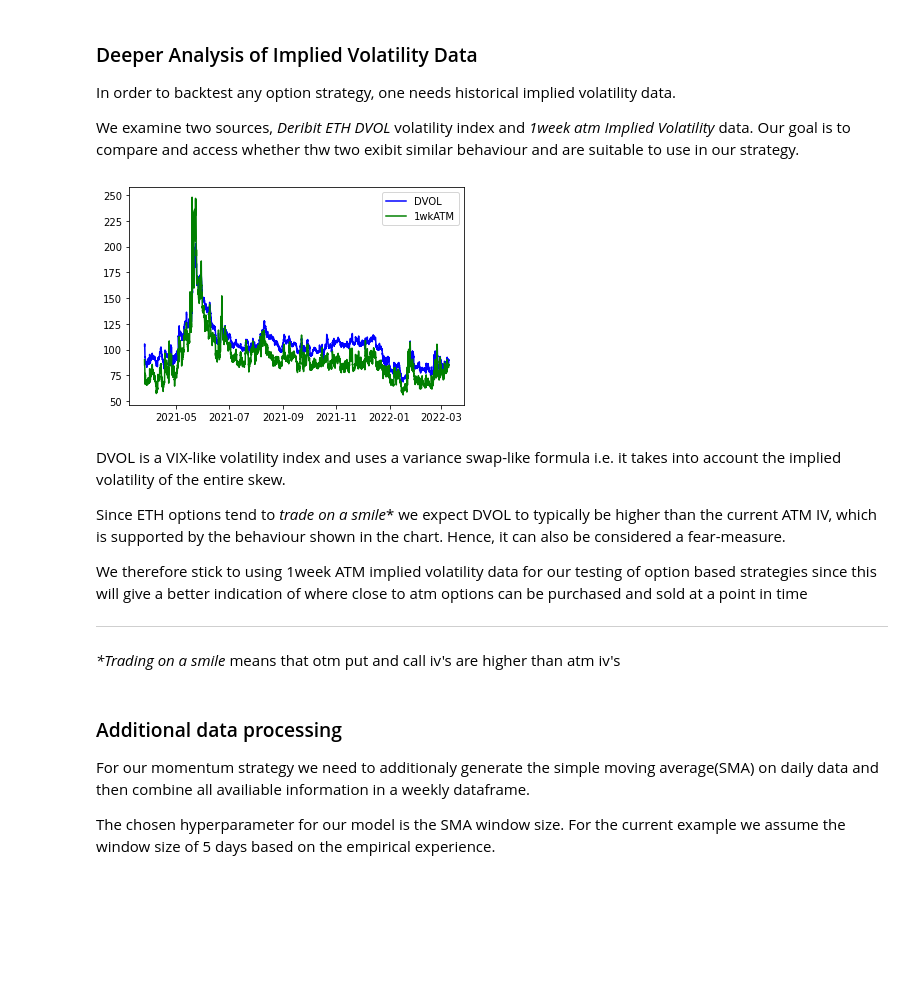
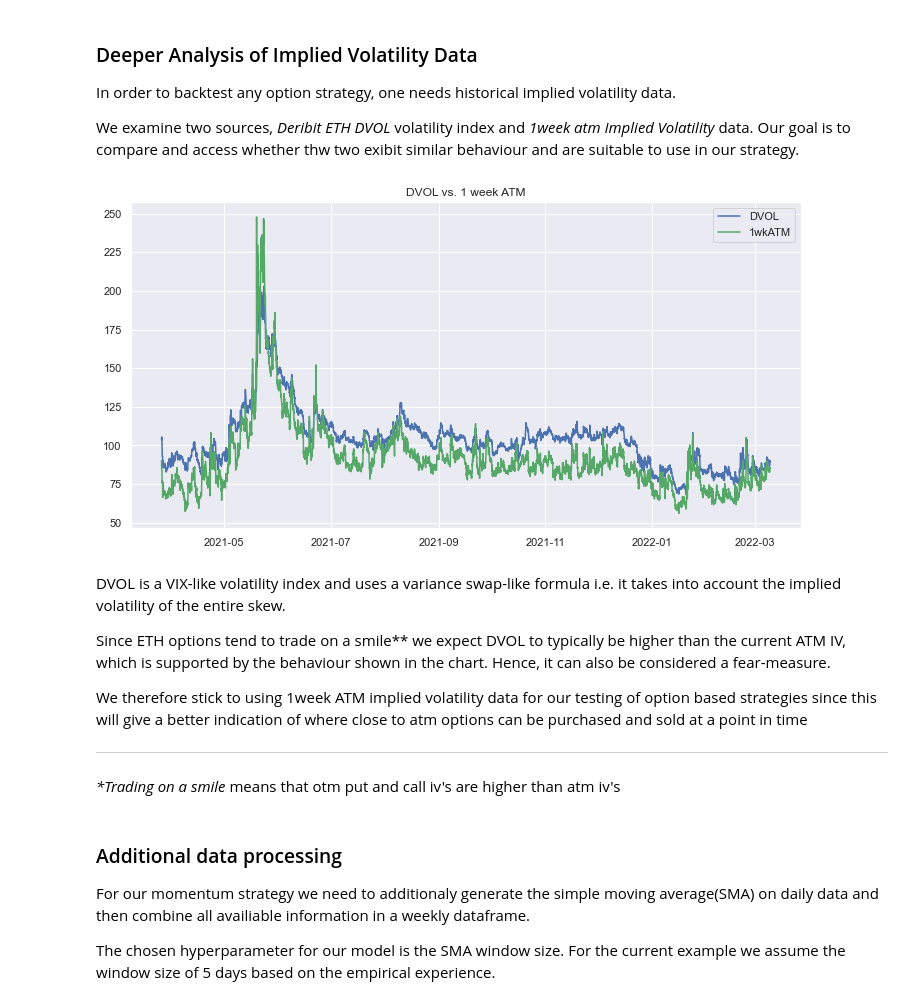
Before and after one commit to Brahma-fi/protected_moonshot_backtester, a Jupyter notebook: moonshots_vip001.ipynb, the cells around one changed output. Drawn from its saved outputs; the diff is of its cells as text; code cells hidden in the pictures; blank space fills up the shorter version.

```diff
--- a/moonshots_vip001.ipynb
+++ b/moonshots_vip001.ipynb
@@ -13,12 +13,14 @@ import time
 from datetime import datetime
 import numpy as np
 import pandas as pd
+import seaborn as sns
 import matplotlib.pyplot as plt
 from scipy.stats import norm
 
 import utils
 from option_utils import blackScholesPrice, runOptionBacktest
 from perp_utils import runPerpBacktest, checkPerpExit
+sns.set(palette='deep')
 # %% [markdown]
 ### Data
 # %% [markdown]
@@ -54,16 +56,19 @@ We examine two sources, _Deribit ETH DVOL_ volatility index and _1week atm Impli
 Our goal is to compare and access whether thw two exibit similar behaviour and are suitable to use in our strategy.
 # %%
 #Plot compare DVOL and 1weekATM implied volatilities
+plt.figure(figsize=(12,6))
+
 plt.plot(hourly_dvol.dvol_close,color='b')
 plt.plot(hourly_skew_data.close,color='g')
+plt.title('DVOL vs. 1 week ATM')
 plt.legend(['DVOL','1wkATM'])
 plt.show()
 # %% [output]
-[figure, old version]
+[figure, new version]
 # %% [markdown]
 DVOL is a VIX-like volatility index and uses a variance swap-like formula i.e. it takes into account the implied volatility of the entire skew.
 
-Since ETH options tend to *trade on a smile** we expect DVOL to typically be higher than the current ATM IV, which is supported by the behaviour shown in the chart. Hence, it can also be considered a fear-measure.
+Since ETH options tend to trade on a smile** we expect DVOL to typically be higher than the current ATM IV, which is supported by the behaviour shown in the chart. Hence, it can also be considered a fear-measure.
 
 We therefore stick to using 1week ATM implied volatility data for our testing of option based strategies since this will give a better indication of where close to atm options can be purchased and sold at a point in time
 ___
```
Also changed, not shown: parts of 19 cells of this notebook.
